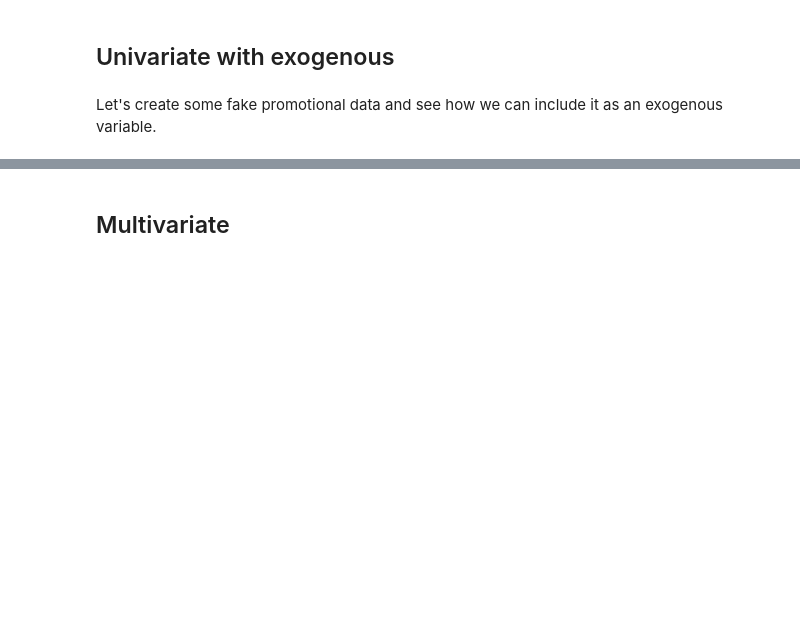
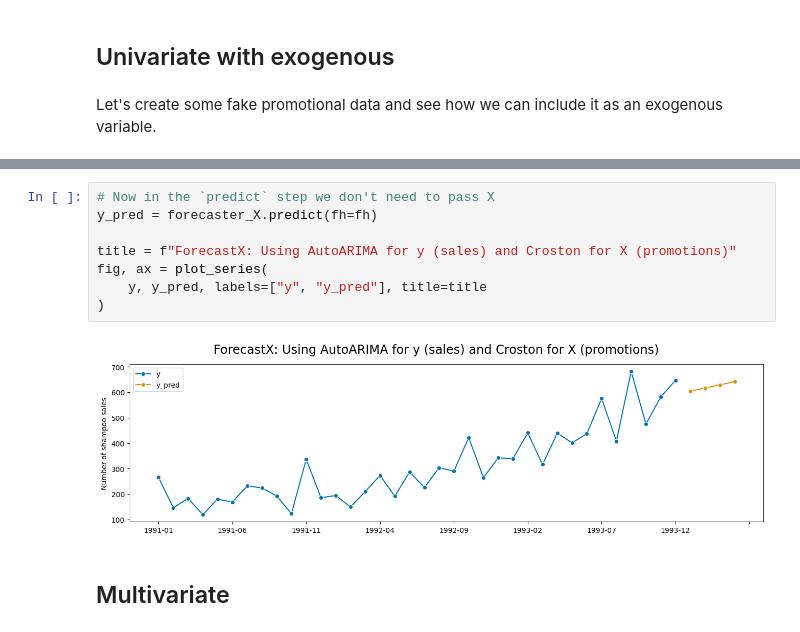
Before and after one commit to sktime/sktime-tutorial-ODSC-Europe-2023, a Jupyter notebook: notebooks/03_forecasting.ipynb, the cells around one changed output, grey strips where cells are left out. Saved outputs shown, nothing was run; the diff lists cells and outputs as text; blank space fills up the shorter version.

```diff
--- a/notebooks/03_forecasting.ipynb
+++ b/notebooks/03_forecasting.ipynb
@@ -275,3 +333,13 @@ fig, ax = plot_series(y, y_pred, labels=["y", "pred"])
+# %%
+# Now in the `predict` step we don't need to pass X
+y_pred = forecaster_X.predict(fh=fh)
+
+title = f"ForecastX: Using AutoARIMA for y (sales) and Croston for X (promotions)"
+fig, ax = plot_series(
+    y, y_pred, labels=["y", "y_pred"], title=title
+)
+# %% [output]
+[figure, added]
 # %% [markdown]
 ## Multivariate
 # %%
```
Also changed, not shown: parts of 10 cells of this notebook.
